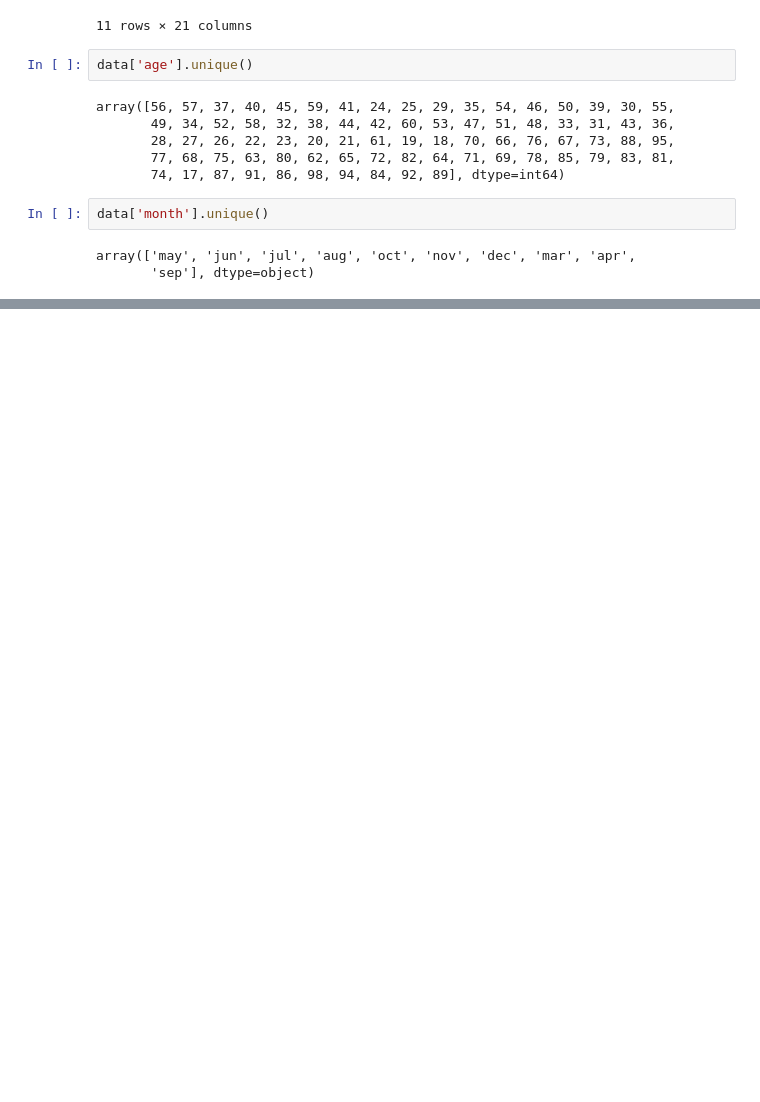
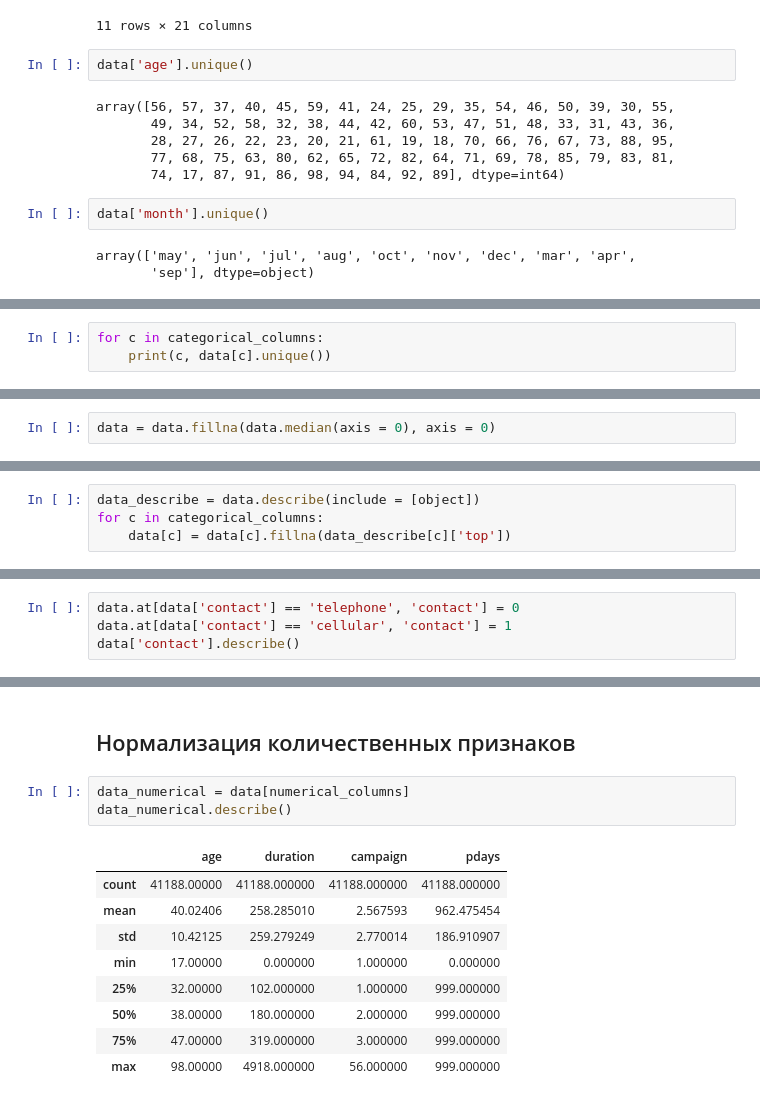
Before and after one commit to Vagik/MachineLearning, a Jupyter notebook: Lab1.ipynb, the cells around one changed output, grey strips where cells are left out. Cells and saved outputs as stored; diff of their text form; blank space fills up the shorter version.

```diff
--- a/Lab1.ipynb
+++ b/Lab1.ipynb
@@ -308,0 +412,3 @@ for name in data['education'].unique():
+# %%
+for c in categorical_columns:
+    print(c, data[c].unique())
@@ -308,0 +440,2 @@ for name in data['education'].unique():
+# %%
+data = data.fillna(data.median(axis = 0), axis = 0)
@@ -308,0 +489,4 @@ for name in data['education'].unique():
+# %%
+data_describe = data.describe(include = [object])
+for c in categorical_columns:
+    data[c] = data[c].fillna(data_describe[c]['top'])
@@ -308,0 +513,4 @@ for name in data['education'].unique():
+# %%
+data.at[data['contact'] == 'telephone', 'contact'] = 0
+data.at[data['contact'] == 'cellular', 'contact'] = 1
+data['contact'].describe()
@@ -308,0 +550,15 @@ for name in data['education'].unique():
+# %% [markdown]
+## Нормализация количественных признаков
+# %%
+data_numerical = data[numerical_columns]
+data_numerical.describe()
+# %% [output]
+|  | age | duration | campaign | pdays |
+| count | 41188.00000 | 41188.000000 | 41188.000000 | 41188.000000 |
+| mean | 40.02406 | 258.285010 | 2.567593 | 962.475454 |
+| std | 10.42125 | 259.279249 | 2.770014 | 186.910907 |
+| min | 17.00000 | 0.000000 | 1.000000 | 0.000000 |
+| 25% | 32.00000 | 102.000000 | 1.000000 | 999.000000 |
+| 50% | 38.00000 | 180.000000 | 2.000000 | 999.000000 |
+| 75% | 47.00000 | 319.000000 | 3.000000 | 999.000000 |
+| max | 98.00000 | 4918.000000 | 56.000000 | 999.000000 |
```
Also changed, not shown: parts of 49 cells of this notebook.
